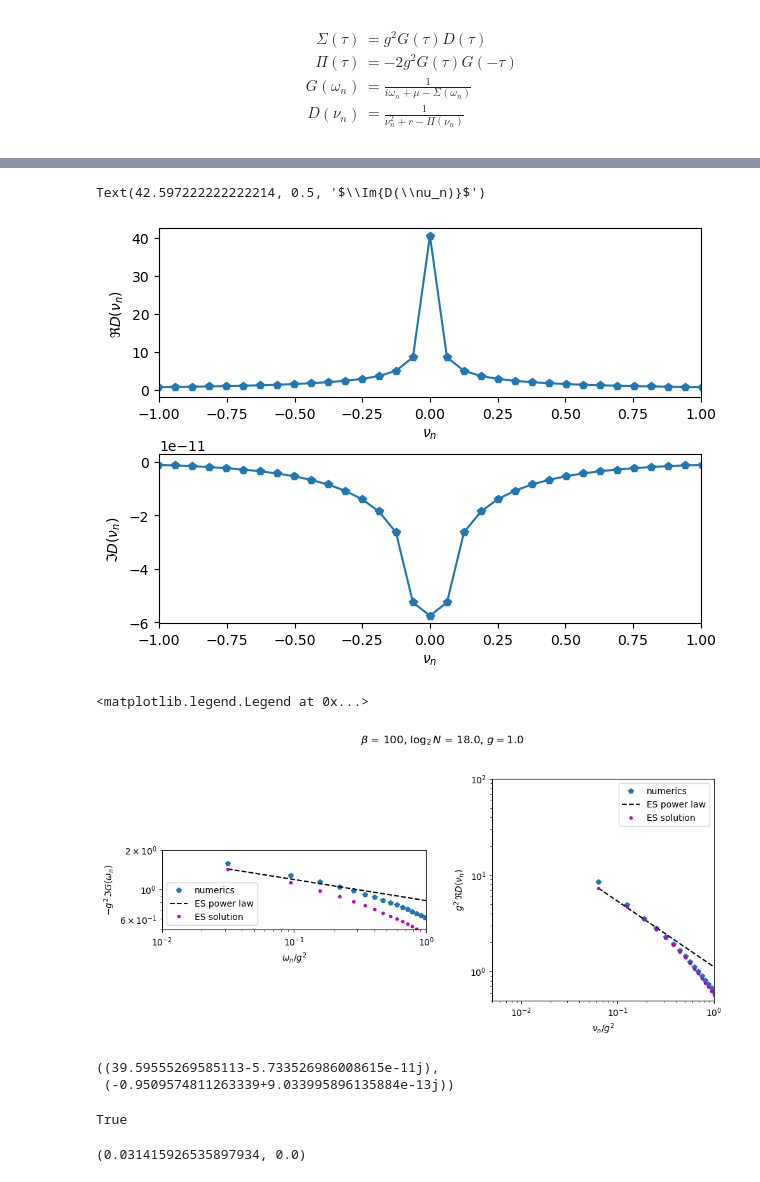
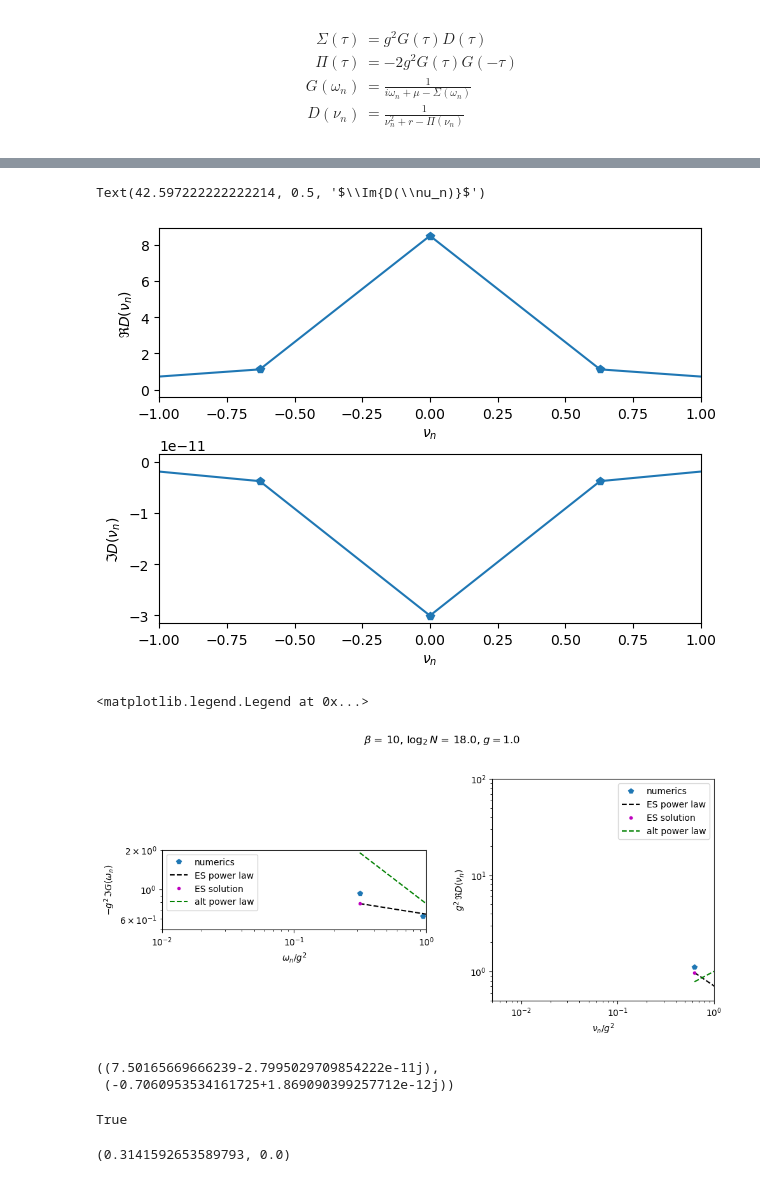
Before and after one commit to aravindhshankar/TwoSidedYSYK, a Jupyter notebook: Esterlis_SchmalianImagTime.ipynb, the cells around one changed output, grey strips where cells are left out. Drawn from its saved outputs; the diff is of its cells as text; code cells hidden in the pictures.

```diff
--- a/Esterlis_SchmalianImagTime.ipynb
+++ b/Esterlis_SchmalianImagTime.ipynb
@@ -17,7 +17,7 @@ import time
 Nbig = int(2**18)
 err = 1e-4
 
-beta = 100
+beta = 10
 mu = 0.0
 g = 1.
 #r = 0.0 + 1e-8 * 1j
@@ -146,7 +146,7 @@ ax2.set_xlabel(r'$\nu_n$')
 ax2.set_ylabel(r'$\Im{D(\nu_n)}$')
 # %% [output]
 Text(42.597222222222214, 0.5, '$\\Im{D(\\nu_n)}$')
-[figure, old version]
+[figure, new version]
 # %%
 start, stop = Nbig//2, Nbig-1
 startB = Nbig//2 + 1
@@ -167,41 +167,43 @@ alt_conf_fit_D = 1 * np.abs(nu[startB:]/(g**2))**(1-4*alt_delta)
 
 fig,(ax1,ax2) = plt.subplots(1,2)
 fig.set_figwidth(10)
 titlestring = r'$\beta$ = ' + str(beta) + r', $\log_2{N}$ = ' + str(np.log2(Nbig)) + r', $g = $' + str(g)
 fig.suptitle(titlestring)
 fig.tight_layout(pad=2)
 
 ax1.loglog(omega[start:]/(g**2), -np.imag(Gomega[start:])*(g**2),'p',label = 'numerics')
 ax1.loglog(omega[start:]/(g**2), conf_fit_G[start:],'k--',label = 'ES power law')
 ax1.loglog(omega[start:]/(g**2), -np.imag(Gconf[start:])*(g**2),'m.',label = 'ES solution')
-#ax1.loglog(omega[start:]/(g**2), alt_conf_fit_G[start:],'g--', label = 'alt power law')
+ax1.loglog(omega[start:]/(g**2), alt_conf_fit_G[start:],'g--', label = 'alt power law')
 ax1.set_xlim(1e-2,1)
 ax1.set_ylim(5e-1,2)
 ax1.set_xlabel(r'$\omega_n/g^2$')
 ax1.set_ylabel(r'$-g^2\,\Im{G(\omega_n)}$')
 ax1.set_aspect('equal', adjustable='box')
 #ax1.axis('square')
 ax1.legend()
 
 
 ax2.loglog(nu[startB:]/(g**2), np.real(Domega[startB:]),'p',label='numerics')
 ax2.loglog(nu[startB:]/(g**2), conf_fit_D,'k--',label = 'ES power law')
 ax2.loglog(nu[startB:]/(g**2), np.real(Dconf[startB:]),'m.',label = 'ES solution')
-#ax2.loglog(nu[startB:]/(g**2), alt_conf_fit_D,'g--', label = 'alt power law')
+ax2.loglog(nu[startB:]/(g**2), alt_conf_fit_D,'g--', label = 'alt power law')
 ax2.set_xlim(5e-3,1)
 ax2.set_ylim(5e-1,100)
 ax2.set_xlabel(r'$\nu_n/g^2$')
 ax2.set_ylabel(r'$g^2\,\Re{D(\nu_n)}$',labelpad = None)
 ax2.set_aspect('equal', adjustable='box')
 ax2.legend()
+
+#plt.savefig('checking convergence_ES_soln.pdf')
 # %% [output]
 <matplotlib.legend.Legend at 0x...>
-[figure, old version]
+[figure, new version]
 # %%
 Piomega[Nbig//2] * Domega[Nbig//2], Gomega[Nbig//2] * Sigmaomega[Nbig//2]
 # %% [output]
-((39.59555269585113-5.733526986008615e-11j),
- (-0.9509574811263339+9.033995896135884e-13j))
+((7.50165669666239-2.7995029709854222e-11j),
+ (-0.7060953534161725+1.869090399257712e-12j))
 # %%
 np.allclose(np.imag(Domega),np.zeros_like(Domega))
 # %% [output]
@@ -209,7 +211,7 @@ True
 # %%
 omega[Nbig//2], nu[Nbig//2]
 # %% [output]
-(0.031415926535897934, 0.0)
+(0.3141592653589793, 0.0)
 # %%
 Piconftau = 2.0 * g**2 * Gconftau * Gconftau[::-1] #KMS G(-tau) = -G(beta-tau)
 Piconfomega = Time2FreqB(Piconftau,Nbig,beta)
```
Also changed, not shown: parts of 6 cells of this notebook, 2 other files.
